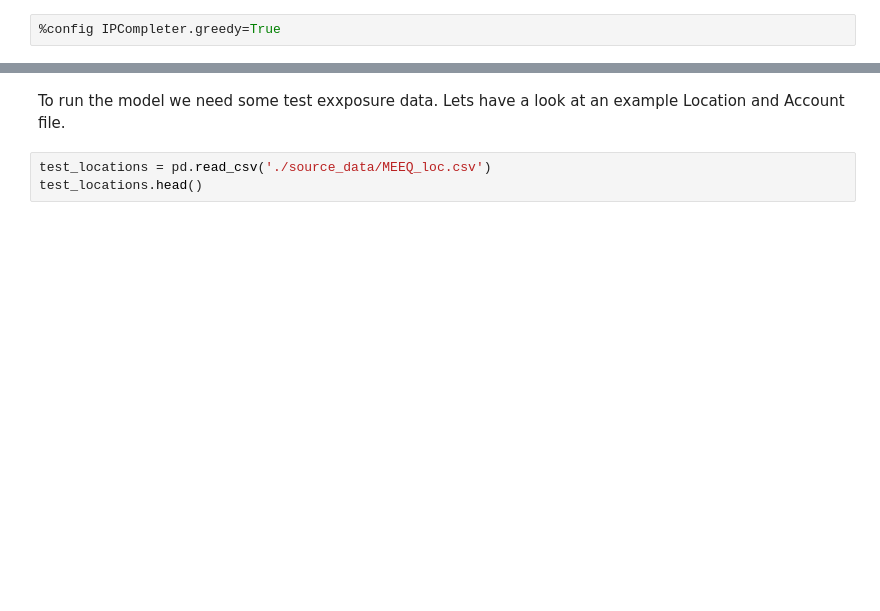
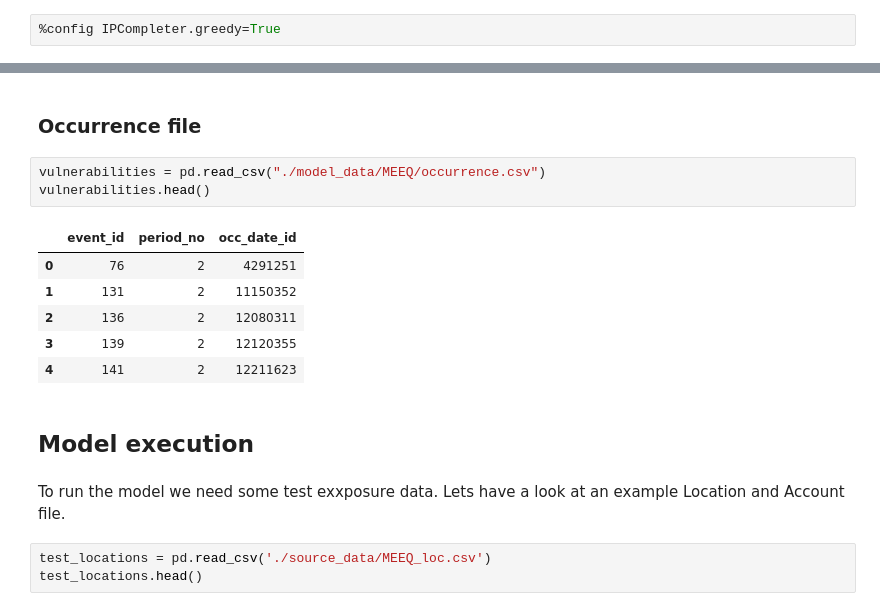
Before and after one commit to OasisLMF/ZurichWorkshop2018, a Jupyter notebook: excercise2.ipynb, the cells around one changed output, grey strips where cells are left out. Cells and saved outputs as stored; diff of their text form; blank space fills up the shorter version.

```diff
--- a/excercise2.ipynb
+++ b/excercise2.ipynb
@@ -159,3 +272,17 @@ show(p)
+# %% [markdown]
+### Occurrence file
+# %%
+vulnerabilities = pd.read_csv("./model_data/MEEQ/occurrence.csv")
+vulnerabilities.head()
+# %% [output]
+|  | event_id | period_no | occ_date_id |
+| 0 | 76 | 2 | 4291251 |
+| 1 | 131 | 2 | 11150352 |
+| 2 | 136 | 2 | 12080311 |
+| 3 | 139 | 2 | 12120355 |
+| 4 | 141 | 2 | 12211623 |
+# %% [markdown]
+## Model execution
 # %% [markdown]
 To run the model we need some test exxposure data. Lets have a look at an example Location and Account file.
 # %%
```
Also changed, not shown: parts of 30 cells of this notebook, 6 other files.
